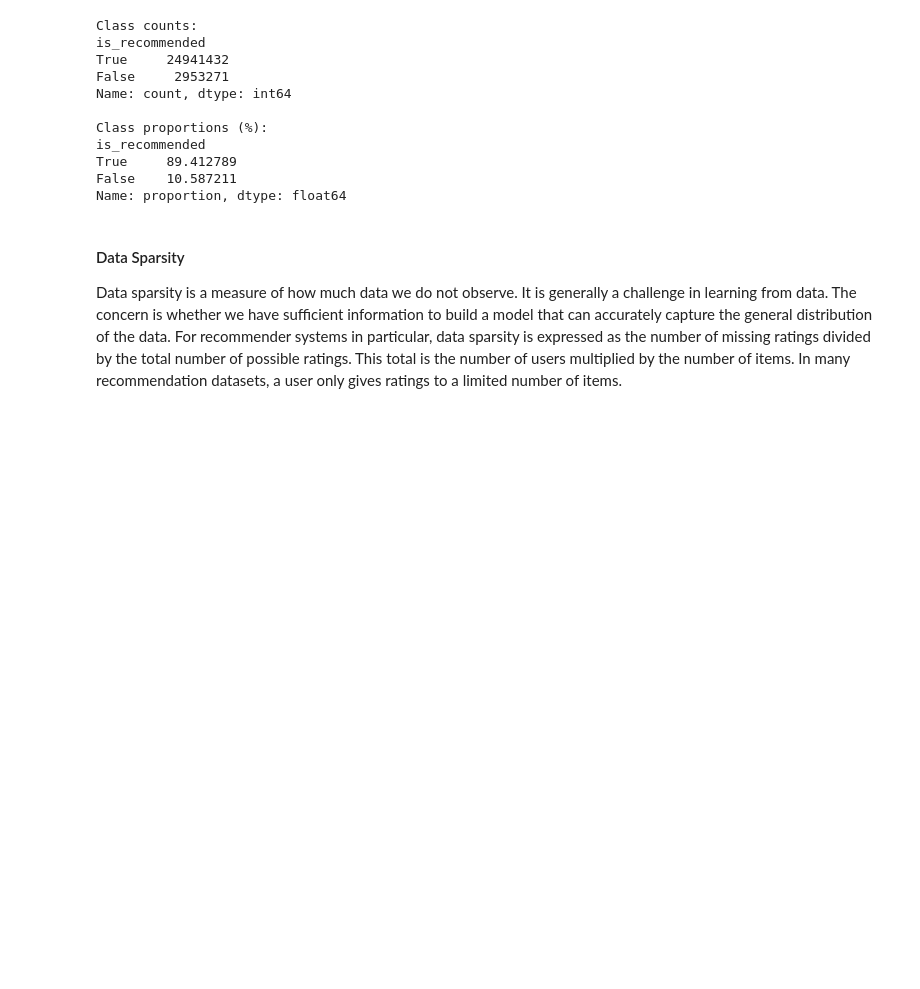
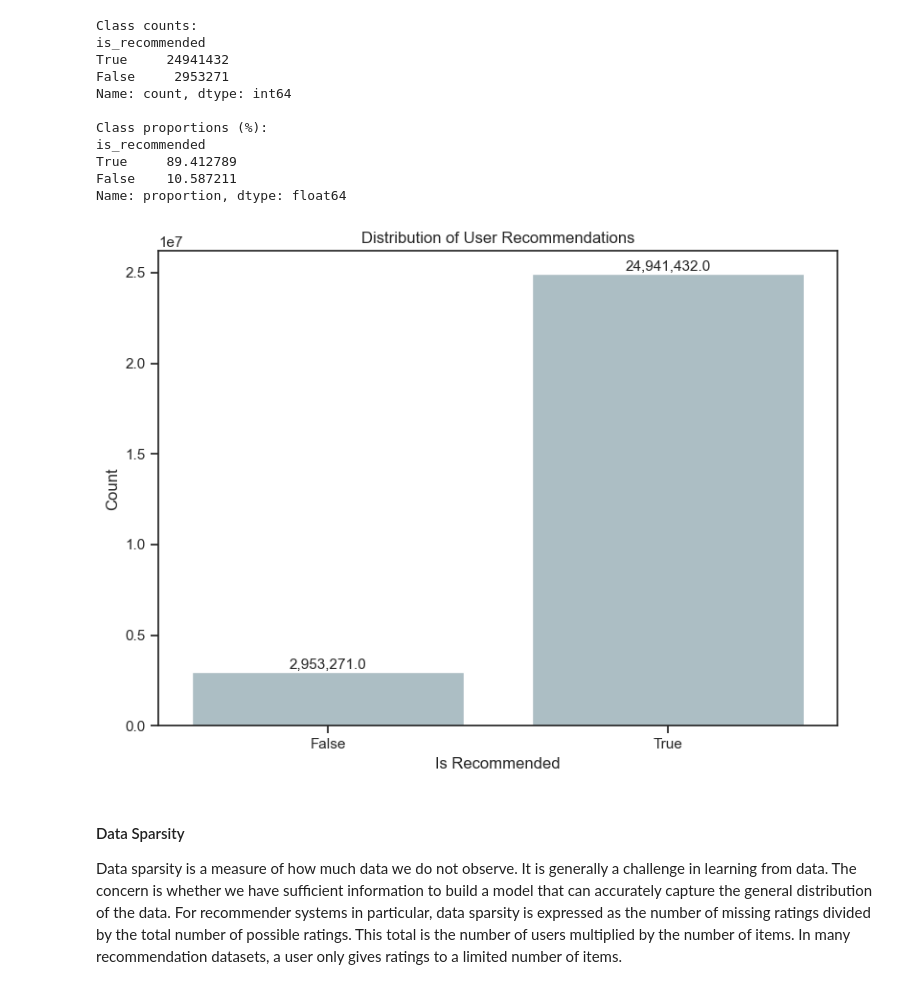
Before and after one commit to xiaojun1402/Recsys_Steam_Games, a Jupyter notebook: eda.ipynb, the cells around one changed output. Saved outputs shown, nothing was run; the diff lists cells and outputs as text; code cells hidden in the pictures; blank space fills up the shorter version.

```diff
--- a/eda.ipynb
+++ b/eda.ipynb
@@ -660,6 +667,37 @@ is_recommended
 True     89.412789
 False    10.587211
 Name: proportion, dtype: float64
+# %%
+# Set style without grid but keep spines
+sns.set_style("ticks")  # This removes the grid lines but keeps the frame
+
+# Create the plot
+plt.figure(figsize=(8, 6))
+ax = sns.countplot(
+    data=cleaned_reco_df,
+    x='is_recommended',
+    color='#A8C0C8'  # Dusty blue
+)
+
+# Turn off the grid explicitly
+plt.grid(False)
+
+# Add title and axis labels
+plt.title('Distribution of User Recommendations')
+plt.xlabel('Is Recommended')
+plt.ylabel('Count')
+
+# Add value labels above each bar
+for p in ax.patches:
+    height = p.get_height()
+    ax.annotate(f'{height:,}', (p.get_x() + p.get_width() / 2., height),
+                ha='center', va='bottom', fontsize=11)
+
+# Keep the frame (spines), just clean layout
+plt.tight_layout()
+plt.show()
+# %% [output]
+[figure, added]
 # %% [markdown]
 #### Data Sparsity
 Data sparsity is a measure of how much data we do not observe. It is generally a challenge in learning from data. The concern is whether we have sufficient information to build a model that can accurately capture the general distribution of the data. For recommender systems in particular, data sparsity is expressed as the number of missing ratings divided by the total number of possible ratings. This total is the number of users multiplied by the number of items. In many recommendation datasets, a user only gives ratings to a limited number of items.
```
Also changed, not shown: parts of 2 cells of this notebook.
